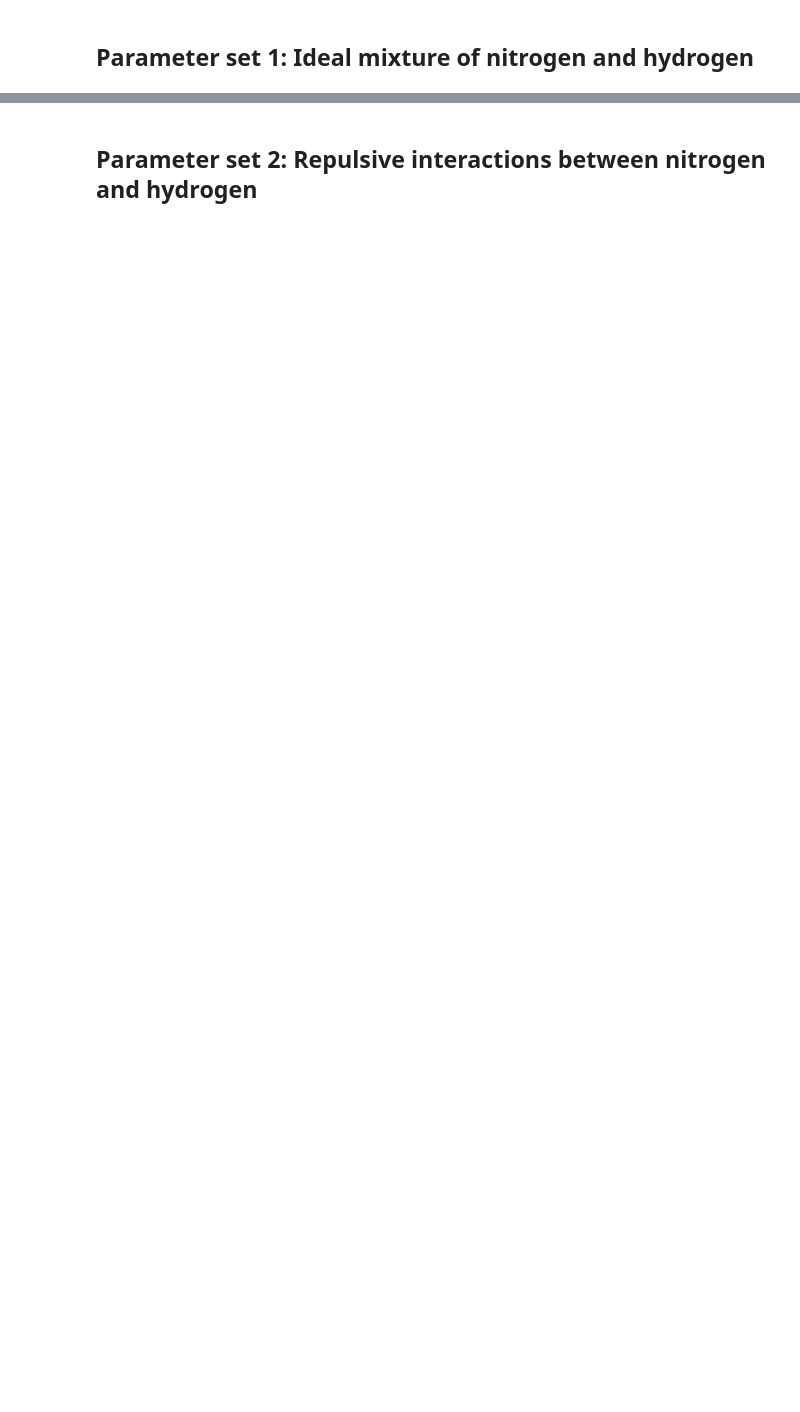
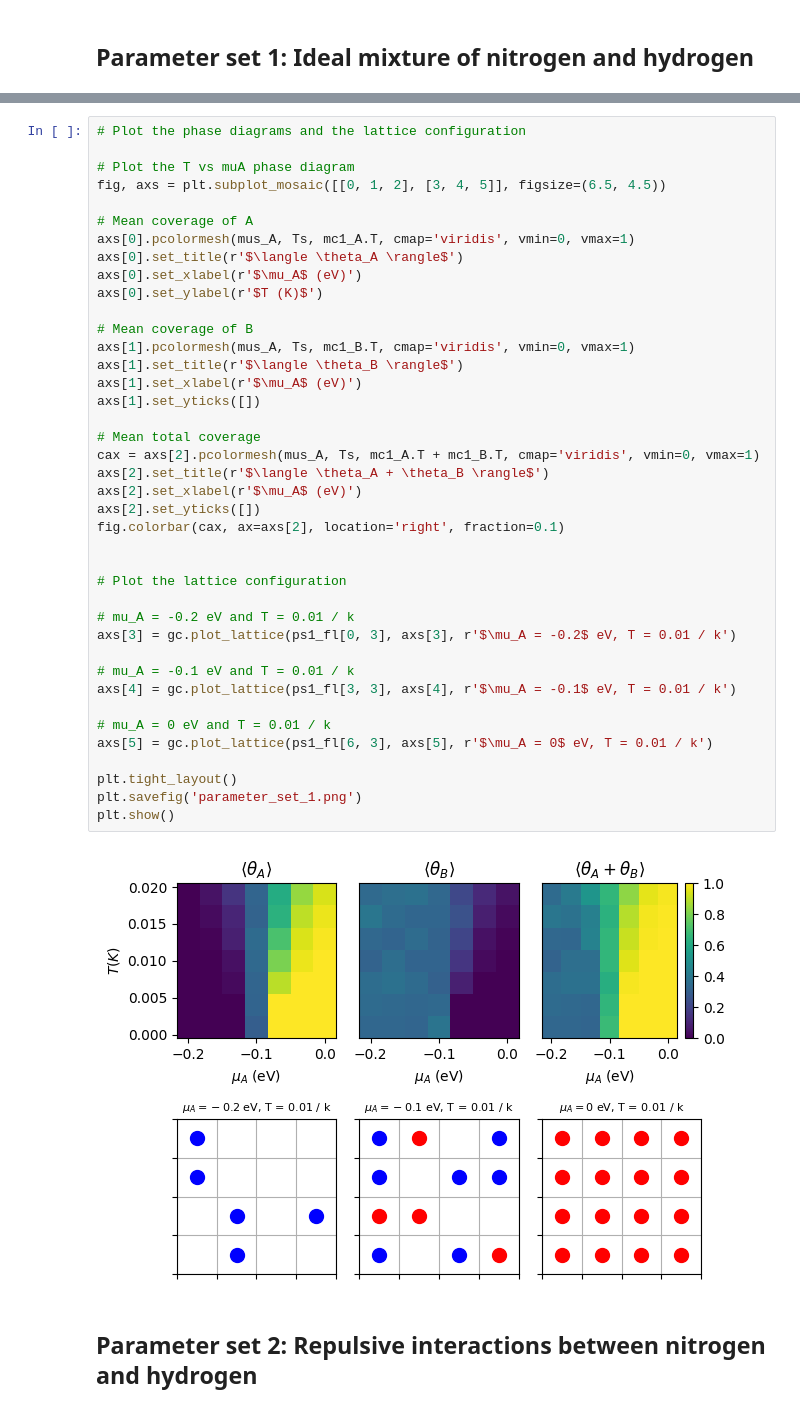
Before and after one commit to eyob-tewelde/comp-prob-solve, a Jupyter notebook: project-1/data.ipynb, the cells around one changed output, grey strips where cells are left out. Saved outputs shown, nothing was run; the diff lists cells and outputs as text; blank space fills up the shorter version.

Commit message:
python file and plotting

```diff
--- a/project-1/data.ipynb
+++ b/project-1/data.ipynb
@@ -66,3 +43,45 @@ ValueError: high <= 0
+# %%
+# Plot the phase diagrams and the lattice configuration
+
+# Plot the T vs muA phase diagram
+fig, axs = plt.subplot_mosaic([[0, 1, 2], [3, 4, 5]], figsize=(6.5, 4.5))
+
+# Mean coverage of A
+axs[0].pcolormesh(mus_A, Ts, mc1_A.T, cmap='viridis', vmin=0, vmax=1)
+axs[0].set_title(r'$\langle \theta_A \rangle$')
+axs[0].set_xlabel(r'$\mu_A$ (eV)')
+axs[0].set_ylabel(r'$T (K)$')
+
+# Mean coverage of B
+axs[1].pcolormesh(mus_A, Ts, mc1_B.T, cmap='viridis', vmin=0, vmax=1)
+axs[1].set_title(r'$\langle \theta_B \rangle$')
+axs[1].set_xlabel(r'$\mu_A$ (eV)')
+axs[1].set_yticks([])
+
+# Mean total coverage
+cax = axs[2].pcolormesh(mus_A, Ts, mc1_A.T + mc1_B.T, cmap='viridis', vmin=0, vmax=1)
+axs[2].set_title(r'$\langle \theta_A + \theta_B \rangle$')
+axs[2].set_xlabel(r'$\mu_A$ (eV)')
+axs[2].set_yticks([])
+fig.colorbar(cax, ax=axs[2], location='right', fraction=0.1)
+
+
+# Plot the lattice configuration
+
+# mu_A = -0.2 eV and T = 0.01 / k
+axs[3] = gc.plot_lattice(ps1_fl[0, 3], axs[3], r'$\mu_A = -0.2$ eV, T = 0.01 / k')
+
+# mu_A = -0.1 eV and T = 0.01 / k
+axs[4] = gc.plot_lattice(ps1_fl[3, 3], axs[4], r'$\mu_A = -0.1$ eV, T = 0.01 / k')
+
+# mu_A = 0 eV and T = 0.01 / k
+axs[5] = gc.plot_lattice(ps1_fl[6, 3], axs[5], r'$\mu_A = 0$ eV, T = 0.01 / k')
+
+plt.tight_layout()
+plt.savefig('parameter_set_1.png')
+plt.show()
+# %% [output]
+[figure, added]
 # %% [markdown]
 ## Parameter set 2: Repulsive interactions between nitrogen and hydrogen
 # %%
```
Also changed, not shown: parts of 15 cells of this notebook, 3 other files.
